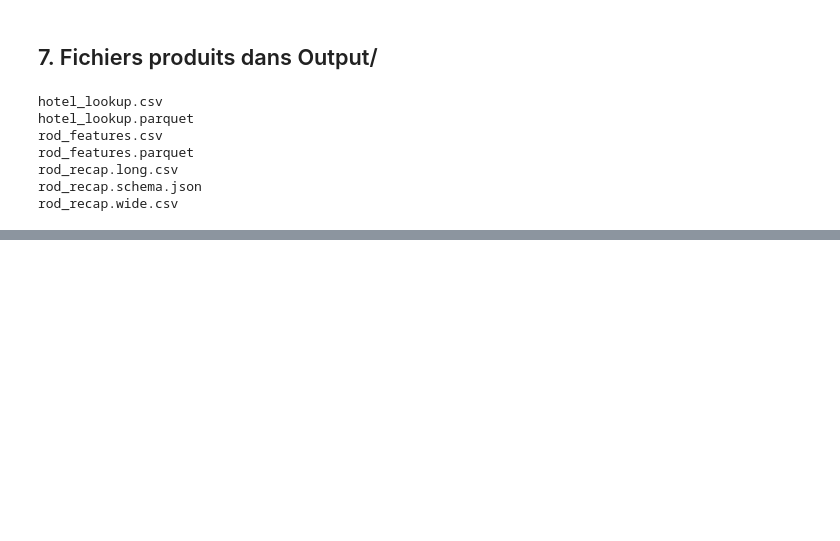
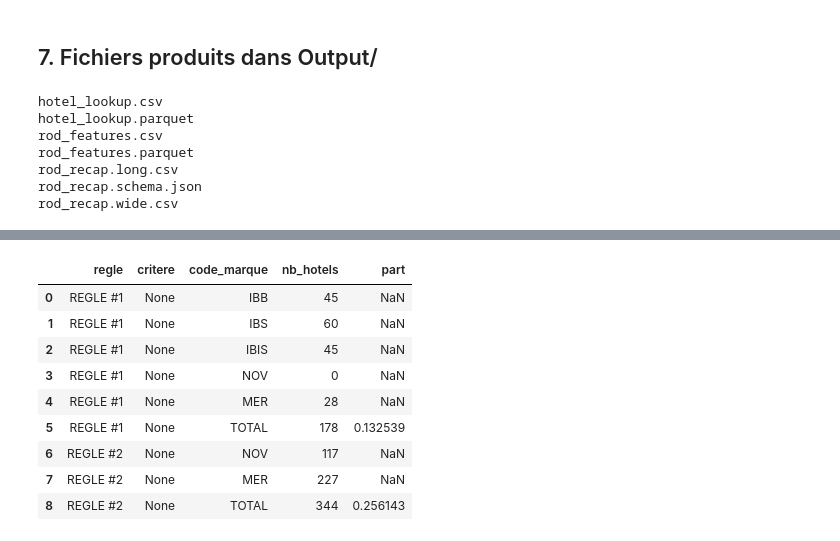
Before and after one commit to klaghmari-github/hotels, a Jupyter notebook: prepare/RodPrep/Explore/explore.ipynb, the cells around one changed output, grey strips where cells are left out. Drawn from its saved outputs; the diff is of its cells as text; code cells hidden in the pictures; blank space fills up the shorter version.

```diff
--- a/prepare/RodPrep/Explore/explore.ipynb
+++ b/prepare/RodPrep/Explore/explore.ipynb
@@ -445,0 +606,89 @@ explore.ipynb
+# %%
+# --- 8.2 ROD Paramètres : statistiques portefeuille par marque ---
+from rod_ia.domain.rules.excel_category_coeffs import BRAND_TO_CODE
+
+param_xlsx = next(SOURCES_RAW.glob("ROD - Param*.xlsx"))
+brand_payload = BrandProjectionsExtractor(
+    param_xlsx, settings.brand_projections_path
+).extract()
+
+print("Fichier :", param_xlsx.name)
+print("Codes marque utilisés par les règles reco :", BRAND_TO_CODE)
+display(pd.DataFrame(BRAND_TO_CODE.items(), columns=["marque_hotel", "code_regle"]))
+
+# NB CH 1 — effectifs + tranches de chambres
+nb_ch_rows = []
+for marque, info in brand_payload["brands"].items():
+    row = {"marque": marque, "total_hotels": info["total_hotels"]}
+    row.update(info["size_bands"])
+    nb_ch_rows.append(row)
+print("\nFeuille NB CH 1 (→ brand_projections.json)")
+display(pd.DataFrame(nb_ch_rows))
+
+# NB CH 2 — mêmes tranches avec part relative
+wb = openpyxl.load_workbook(param_xlsx, data_only=True, read_only=True)
+ws = wb["NB CH 2"]
+nb_ch2 = []
+current = None
+for label, count, share, *_ in ws.iter_rows(
+    min_row=2, max_row=80, min_col=2, max_col=4, values_only=True
+):
+    if label in brand_payload["brands"]:
+        current = str(label).strip()
+    elif current and label and count is not None:
+        nb_ch2.append(
+            {
+                "marque": current,
+                "tranche": str(label).strip(),
+                "nb_hotels": int(count),
+                "part": float(share) if share is not None else None,
+            }
+        )
+print("\nFeuille NB CH 2 (parts relatives)")
+display(pd.DataFrame(nb_ch2))
+
+
+def _brand_matrix(sheet: str, value_cols: list[str]) -> pd.DataFrame:
+    wb = openpyxl.load_workbook(param_xlsx, data_only=True, read_only=True)
+    ws = wb[sheet]
+    rows = []
+    for row in ws.iter_rows(min_row=4, max_row=9, min_col=1, max_col=6, values_only=True):
+        if row[0] and str(row[0]).strip() != "Total général":
+            rows.append(dict(zip(["marque", *value_cols], row[: 1 + len(value_cols)])))
+    wb.close()
+    return pd.DataFrame(rows)
+
+
+print("\nFeuille RESTO 1 — nb restaurants par marque (0 à 3)")
+display(_brand_matrix("RESTO 1", ["0_resto", "1_resto", "2_resto", "3_resto", "total"]))
+
+print("\nFeuille BAR 1 — nb bars par marque (0 à 3)")
+display(_brand_matrix("BAR 1", ["0_bar", "1_bar", "2_bar", "3_bar", "total"]))
+
+# Règles reco concept — effectifs par code marque et par règle de taille
+wb = openpyxl.load_workbook(param_xlsx, data_only=True, read_only=True)
+ws = wb["REGLES POUR RECO DU CONCEPT"]
+rule_blocks = []
+current_rule = None
+for b, d, e, f, g, h in ws.iter_rows(
+    min_row=1, max_row=80, min_col=2, max_col=7, values_only=True
+):
+    if b and str(b).startswith("REGLE"):
+        current_rule = str(b).strip()
+    if f in {"IBB", "IBS", "IBIS", "NOV", "MER", "TOTAL"} and g is not None:
+        try:
+            rule_blocks.append(
+                {
+                    "regle": current_rule,
+                    "critere": str(d or e or "").strip() or None,
+                    "code_marque": str(f),
+                    "nb_hotels": int(g),
+                    "part": float(h) if h is not None else None,
+                }
+            )
+        except (TypeError, ValueError):
+            pass
+wb.close()
+print("\nFeuille REGLES POUR RECO DU CONCEPT — effectifs par code marque")
+display(pd.DataFrame(rule_blocks))
+# %% [output]
@@ -445,0 +743,10 @@ explore.ipynb
+|  | regle | critere | code_marque | nb_hotels | part |
+| 0 | REGLE #1 | None | IBB | 45 | NaN |
+| 1 | REGLE #1 | None | IBS | 60 | NaN |
+| 2 | REGLE #1 | None | IBIS | 45 | NaN |
+| 3 | REGLE #1 | None | NOV | 0 | NaN |
+| 4 | REGLE #1 | None | MER | 28 | NaN |
+| 5 | REGLE #1 | None | TOTAL | 178 | 0.132539 |
+| 6 | REGLE #2 | None | NOV | 117 | NaN |
+| 7 | REGLE #2 | None | MER | 227 | NaN |
+| 8 | REGLE #2 | None | TOTAL | 344 | 0.256143 |
```
Also changed, not shown: parts of 6 cells of this notebook.
